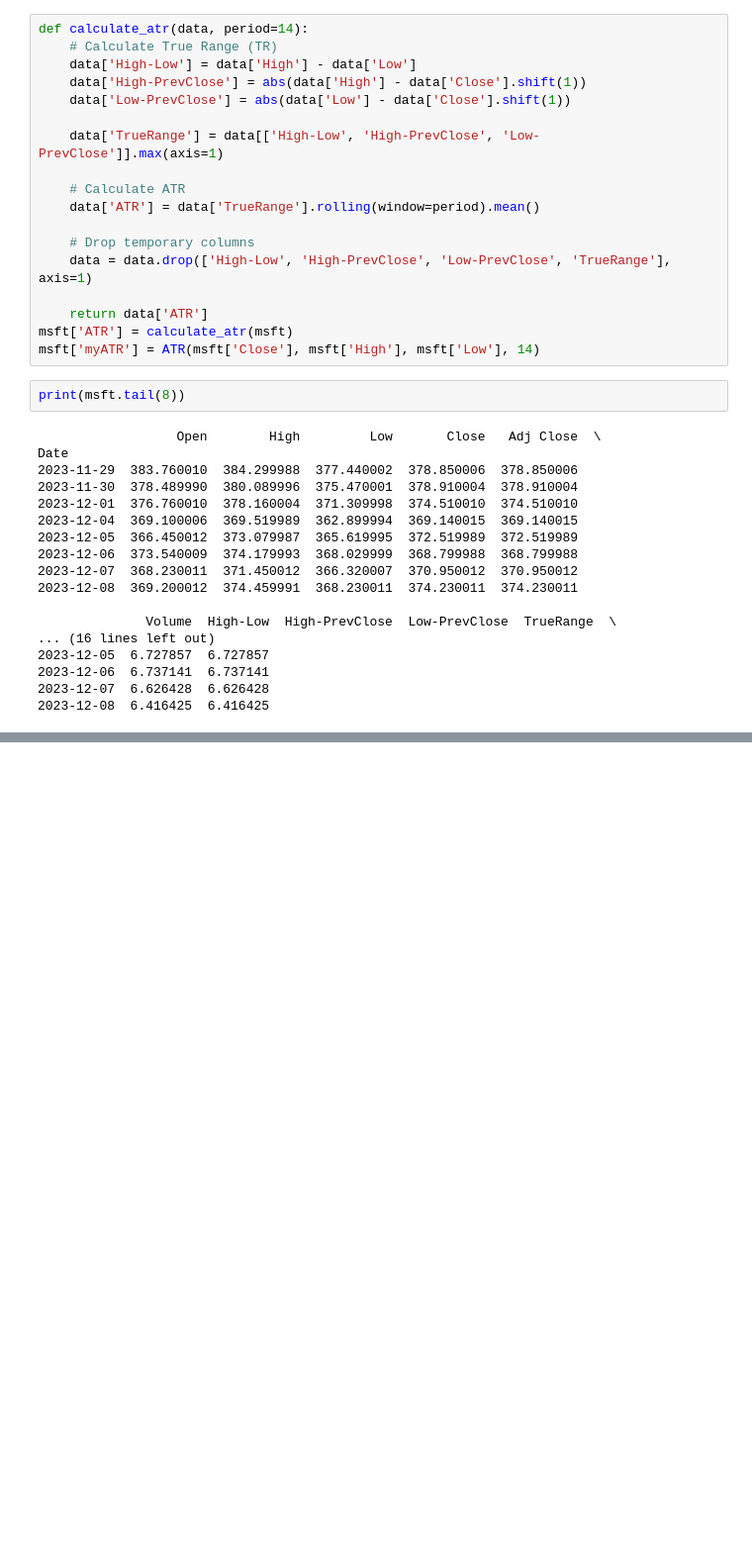
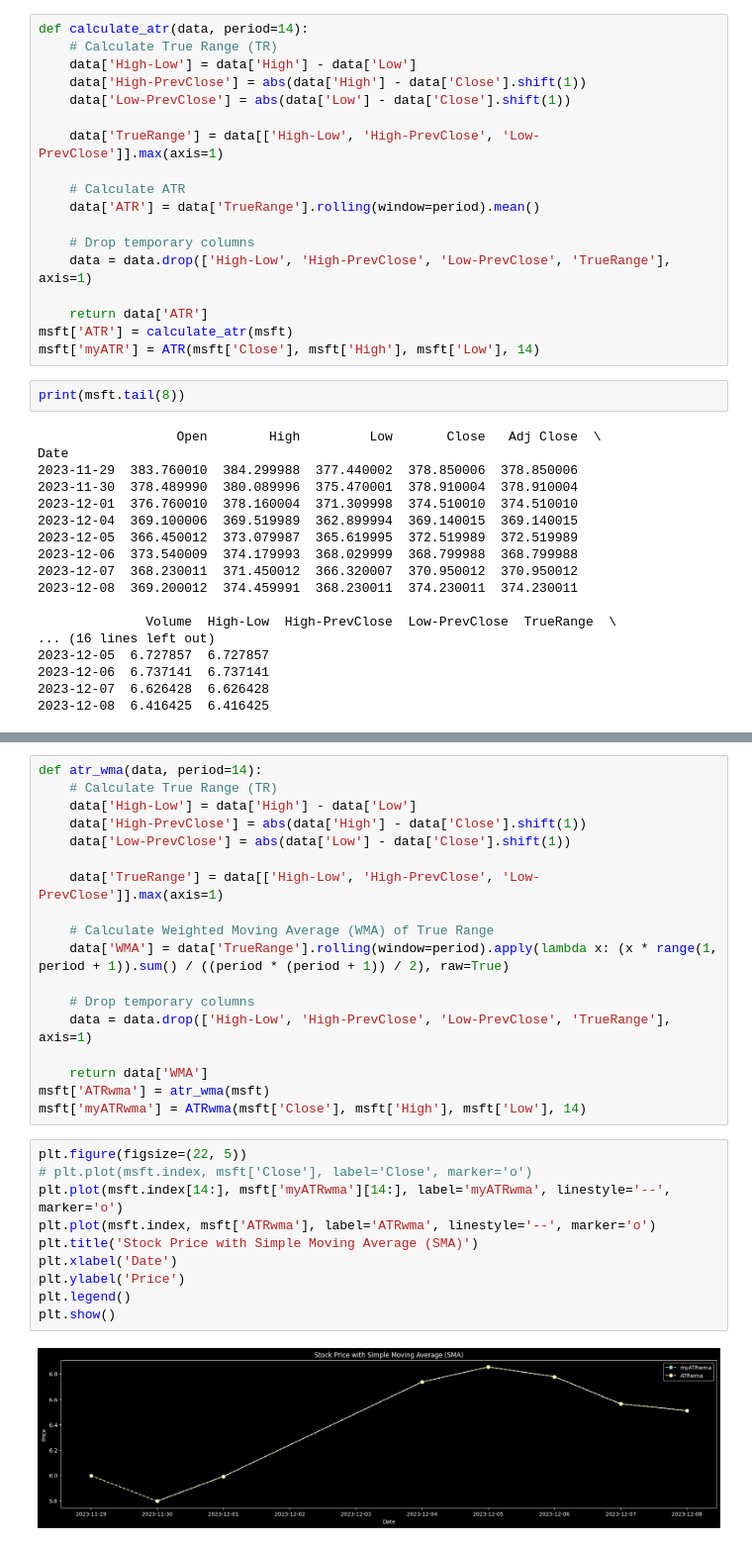
Before and after one commit to H3cth0r/statis.co, a Jupyter notebook: test.ipynb, the cells around one changed output, grey strips where cells are left out. Shown at 99% size. Drawn from its saved outputs; the diff is of its cells as text; blank space fills up the shorter version.

Commit message:
checked correct functioning of ATRwma

```diff
--- a/test.ipynb
+++ b/test.ipynb
@@ -385,0 +397,30 @@ plt.show()
+# %%
+def atr_wma(data, period=14):
+    # Calculate True Range (TR)
+    data['High-Low'] = data['High'] - data['Low']
+    data['High-PrevClose'] = abs(data['High'] - data['Close'].shift(1))
+    data['Low-PrevClose'] = abs(data['Low'] - data['Close'].shift(1))
+
+    data['TrueRange'] = data[['High-Low', 'High-PrevClose', 'Low-PrevClose']].max(axis=1)
+
+    # Calculate Weighted Moving Average (WMA) of True Range
+    data['WMA'] = data['TrueRange'].rolling(window=period).apply(lambda x: (x * range(1, period + 1)).sum() / ((period * (period + 1)) / 2), raw=True)
+
+    # Drop temporary columns
+    data = data.drop(['High-Low', 'High-PrevClose', 'Low-PrevClose', 'TrueRange'], axis=1)
+
+    return data['WMA']
+msft['ATRwma'] = atr_wma(msft)
+msft['myATRwma'] = ATRwma(msft['Close'], msft['High'], msft['Low'], 14)
+# %%
+plt.figure(figsize=(22, 5))
+# plt.plot(msft.index, msft['Close'], label='Close', marker='o')
+plt.plot(msft.index[14:], msft['myATRwma'][14:], label='myATRwma', linestyle='--', marker='o')
+plt.plot(msft.index, msft['ATRwma'], label='ATRwma', linestyle='--', marker='o')
+plt.title('Stock Price with Simple Moving Average (SMA)')
+plt.xlabel('Date')
+plt.ylabel('Price')
+plt.legend()
+plt.show()
+# %% [output]
+[figure, added]
```
Also changed, not shown: parts of 5 cells of this notebook.
